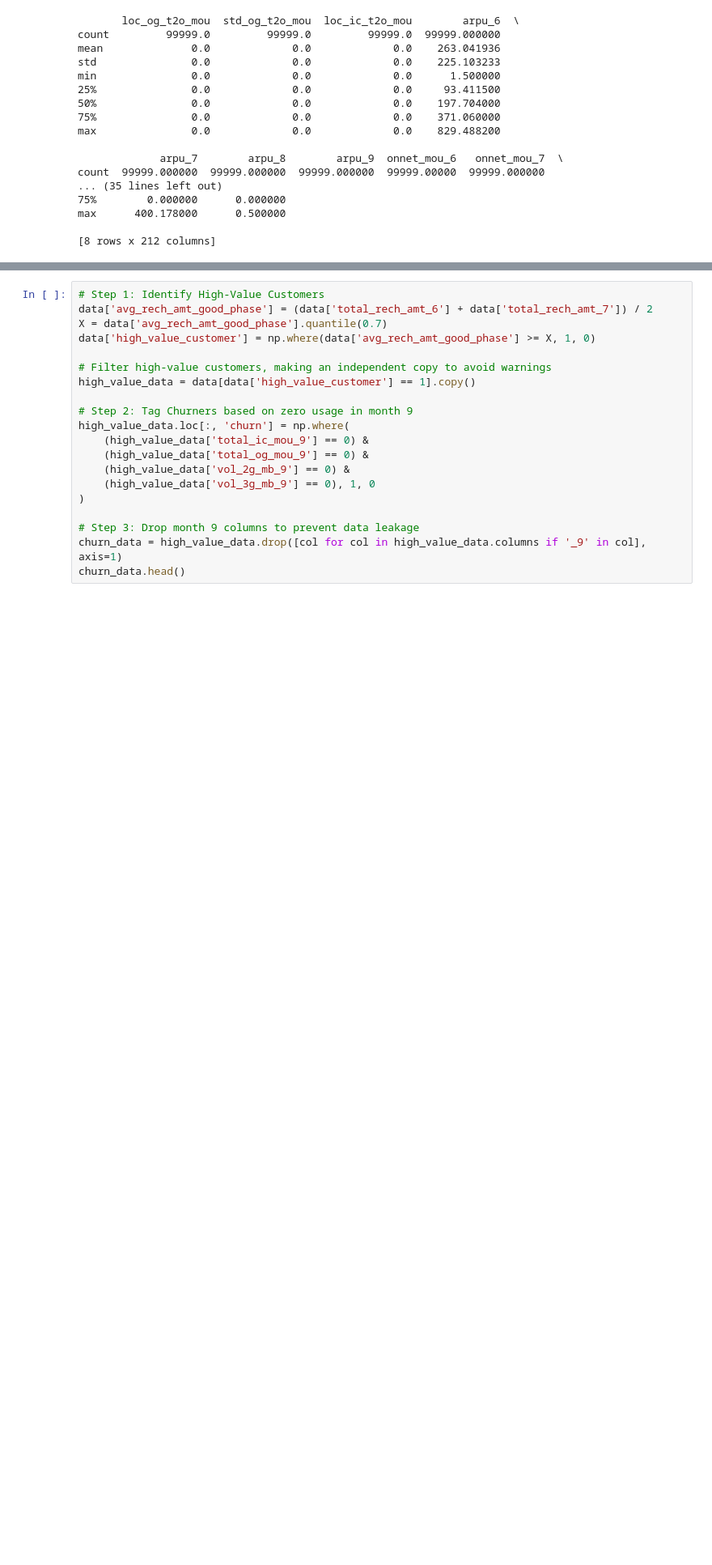
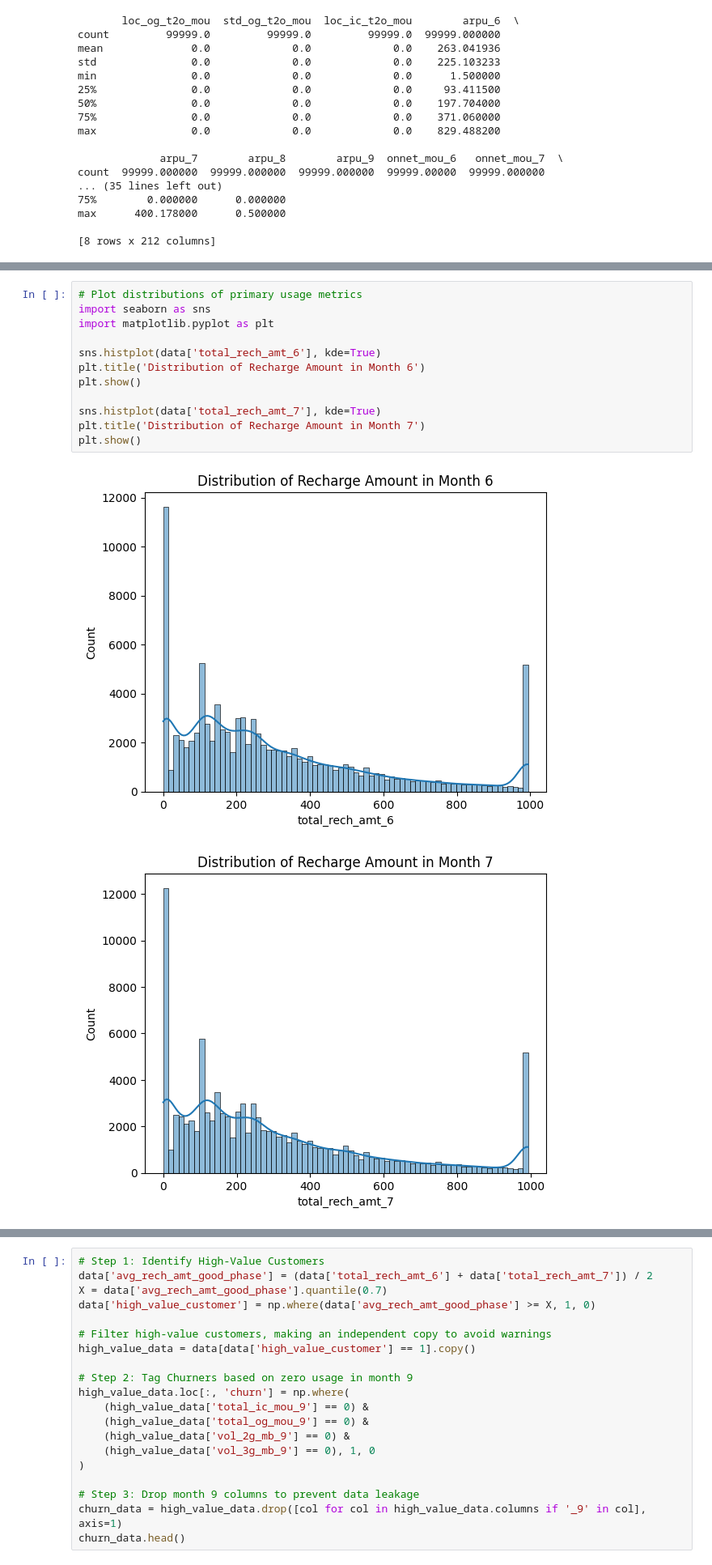
Before and after one commit to datle0911/upGrad-domain-oriented-case-study, a Jupyter notebook: churn-code.ipynb, the cells around one changed output, grey strips where cells are left out. Shown at 81% size. Drawn from its saved outputs; the diff is of its cells as text; blank space fills up the shorter version.

Commit message:
update more EDA & plotting

```diff
--- a/churn-code.ipynb
+++ b/churn-code.ipynb
@@ -92,0 +120,15 @@ max      400.178000      0.500000
+# %%
+# Plot distributions of primary usage metrics
+import seaborn as sns
+import matplotlib.pyplot as plt
+
+sns.histplot(data['total_rech_amt_6'], kde=True)
+plt.title('Distribution of Recharge Amount in Month 6')
+plt.show()
+
+sns.histplot(data['total_rech_amt_7'], kde=True)
+plt.title('Distribution of Recharge Amount in Month 7')
+plt.show()
+# %% [output]
+[figure, added]
+[figure, added]
```
Also changed, not shown: parts of 29 cells of this notebook.
